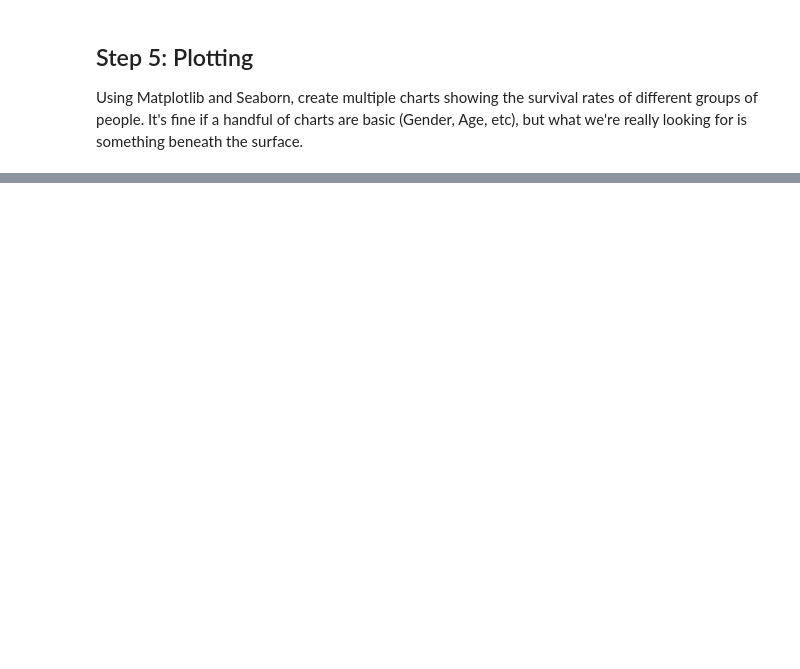
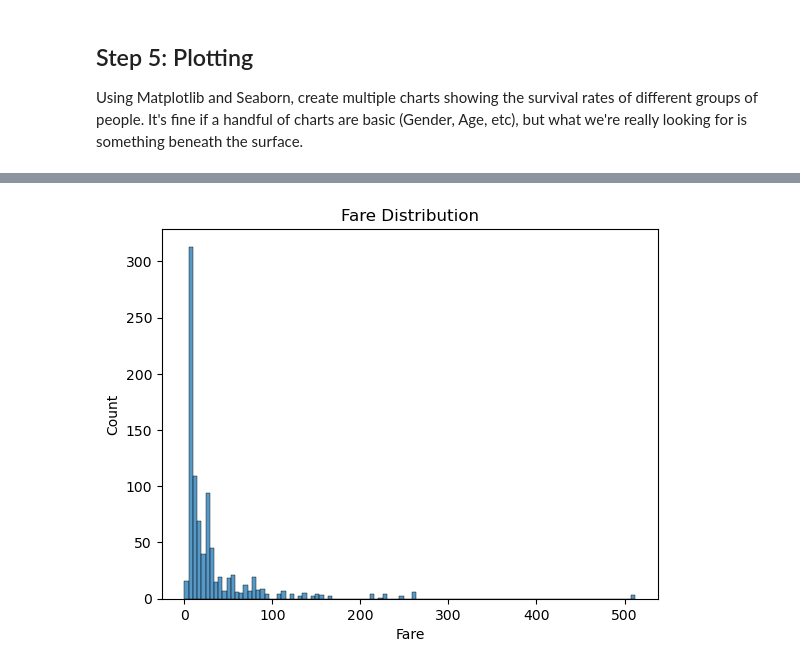
Before and after one commit to utthawit/titanic_lab, a Jupyter notebook: titanic.ipynb, the cells around one changed output, grey strips where cells are left out. Saved outputs shown, nothing was run; the diff lists cells and outputs as text; code cells hidden in the pictures; blank space fills up the shorter version.

```diff
--- a/titanic.ipynb
+++ b/titanic.ipynb
@@ -288,2 +410,7 @@ df.dtypes
+# %%
+sns.histplot(df['Fare'], kde=False)
+plt.title('Fare Distribution');
+# %% [output]
+[figure, added]
 # %%
 sns.boxplot(x='Pclass', y='Fare', data=df)
```
Also changed, not shown: parts of 37 cells of this notebook.
